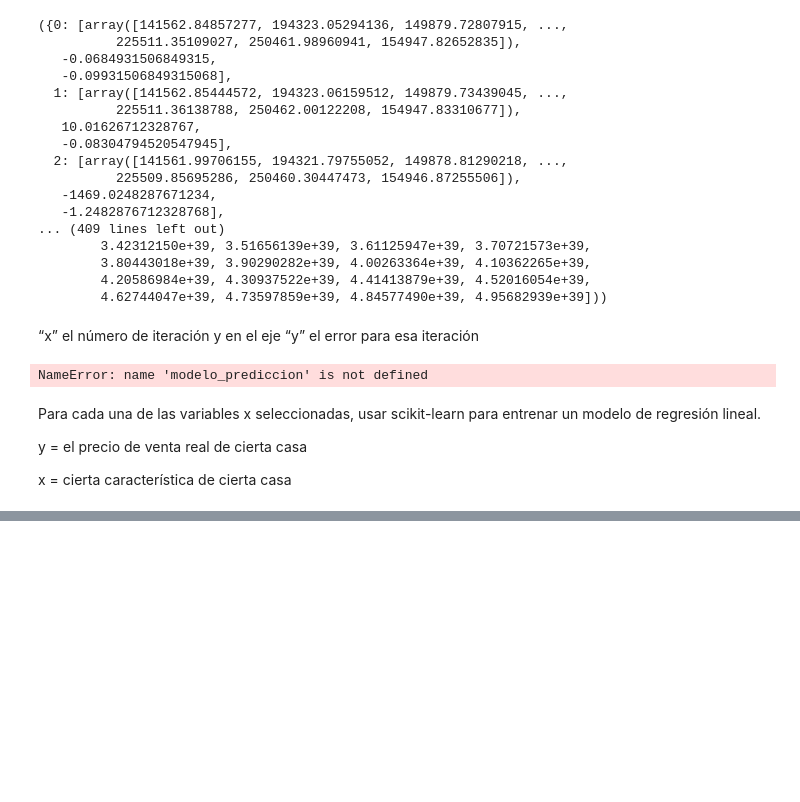
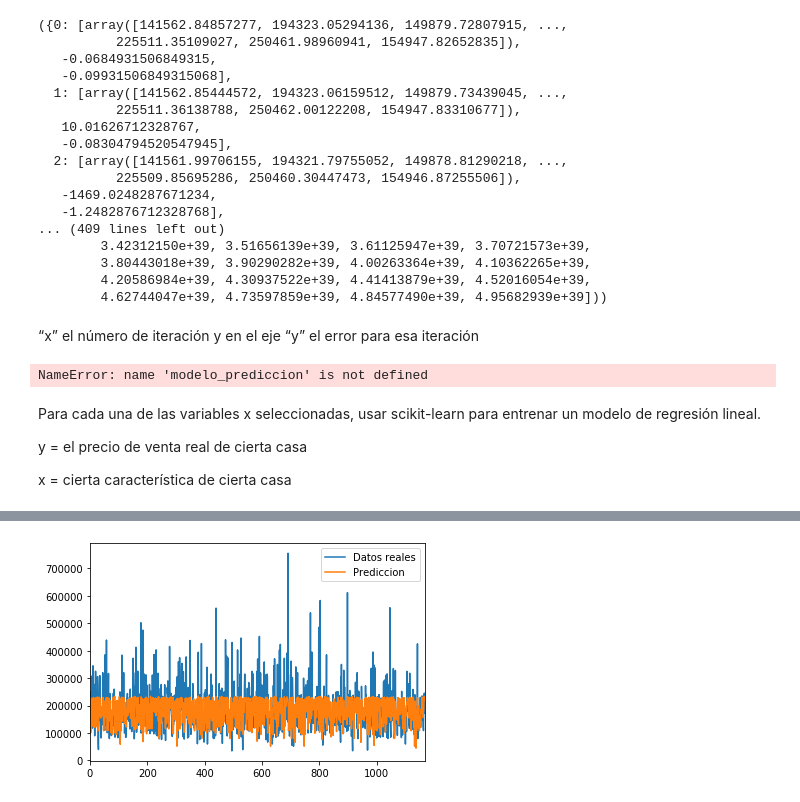
Before and after one commit to an3iitho/Project_linear_regression, a Jupyter notebook: Proyecto_Alvaro-Esquivel.ipynb, the cells around one changed output, grey strips where cells are left out. Drawn from its saved outputs; the diff is of its cells as text; code cells hidden in the pictures; blank space fills up the shorter version.

```diff
--- a/Proyecto_Alvaro-Esquivel.ipynb
+++ b/Proyecto_Alvaro-Esquivel.ipynb
@@ -492,0 +503,4 @@ plt.show()
+# %%
+df = entrenar_regresion_skl(anio_construccion, precio)
+
+df
@@ -492,0 +523,5 @@ plt.show()
+# %%
+df.plot()
+plt.show()
+# %% [output]
+[figure, added]
```
Also changed, not shown: parts of 5 cells of this notebook.
